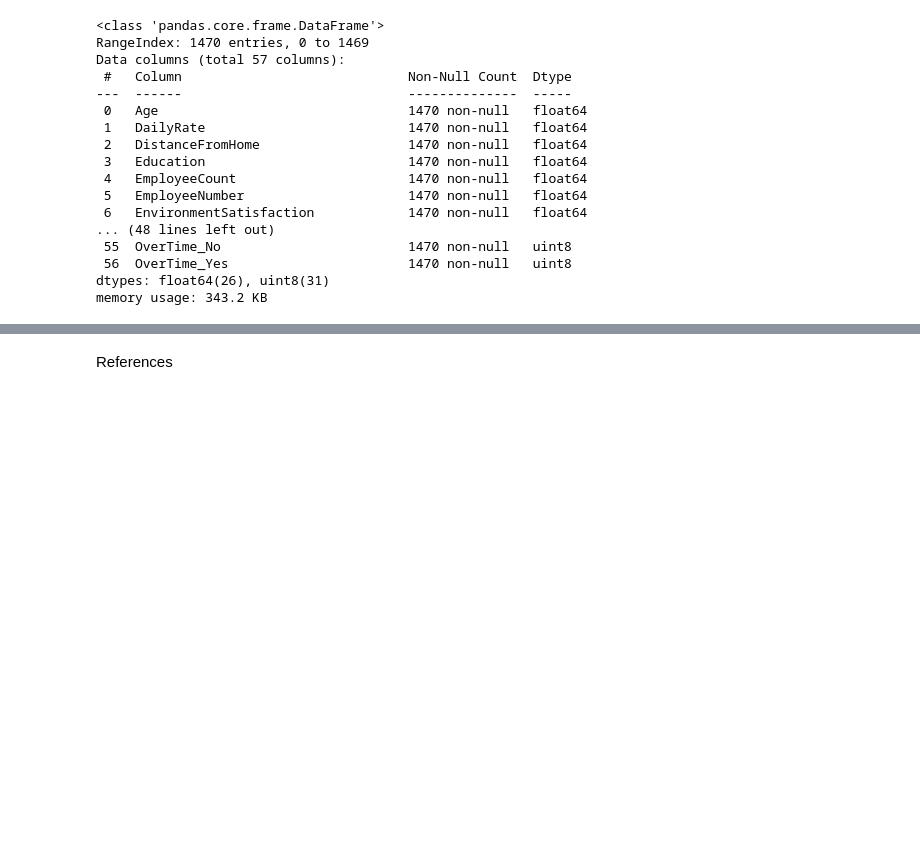
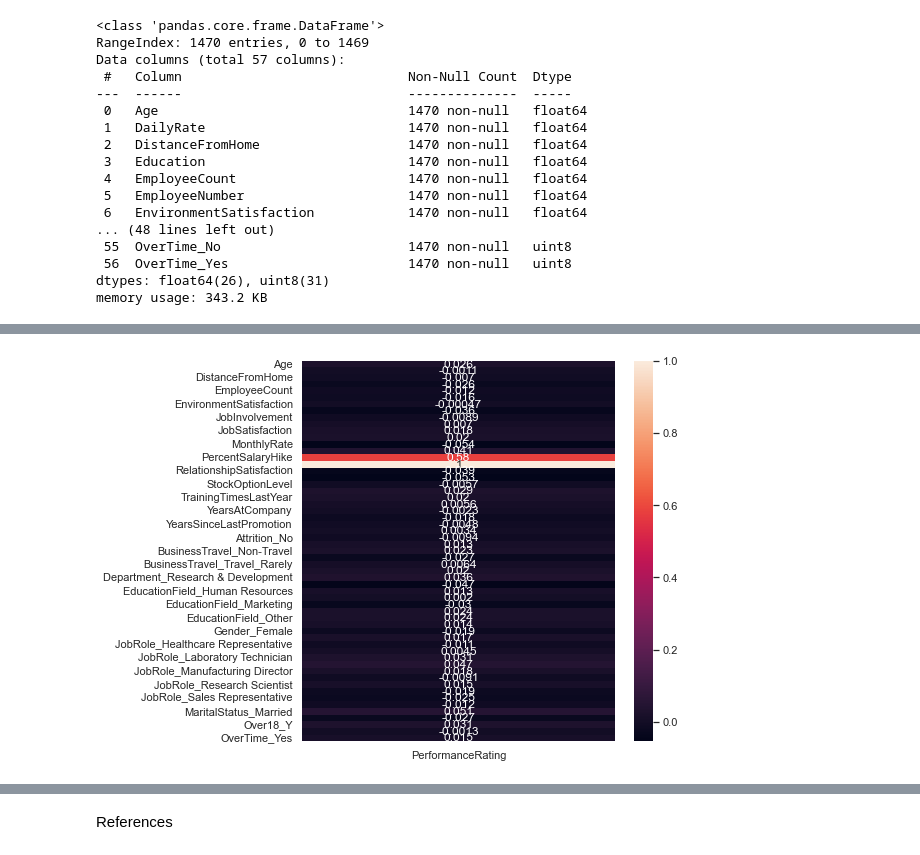
Before and after one commit to EduardoJMatosRomero/MLDPSTCA2, a Jupyter notebook: EduardoJMatosRomero_sba23298_Lvl8_CA2.ipynb, the cells around one changed output, grey strips where cells are left out. Drawn from its saved outputs; the diff is of its cells as text; code cells hidden in the pictures; blank space fills up the shorter version.

```diff
--- a/EduardoJMatosRomero_sba23298_Lvl8_CA2.ipynb
+++ b/EduardoJMatosRomero_sba23298_Lvl8_CA2.ipynb
@@ -706,0 +730,6 @@ df3
+# %%
+plt.figure(figsize=(7,7))
+sns.heatmap(df3.corr()[["PerformanceRating"]], annot=True)
+plt.show()
+# %% [output]
+[figure, added]
```
Also changed, not shown: parts of 100 cells of this notebook.
